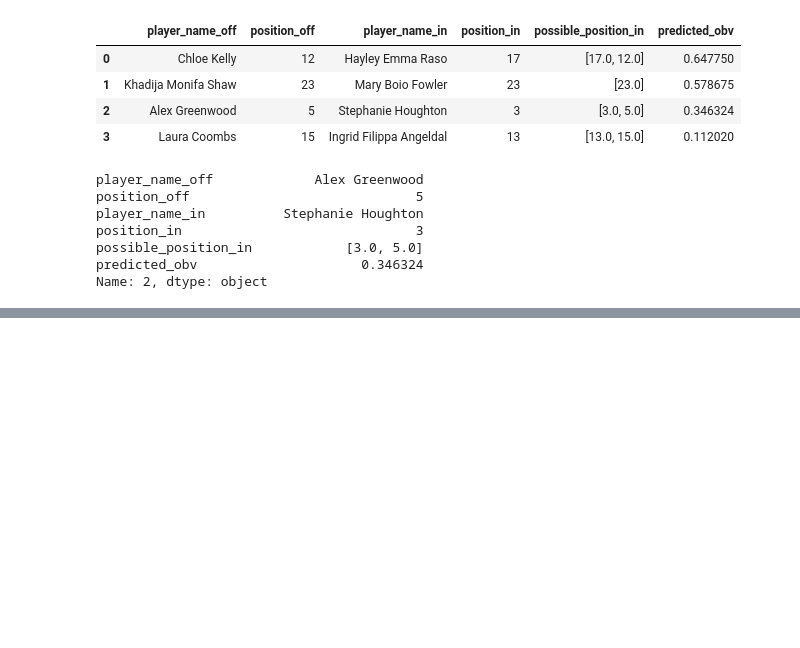
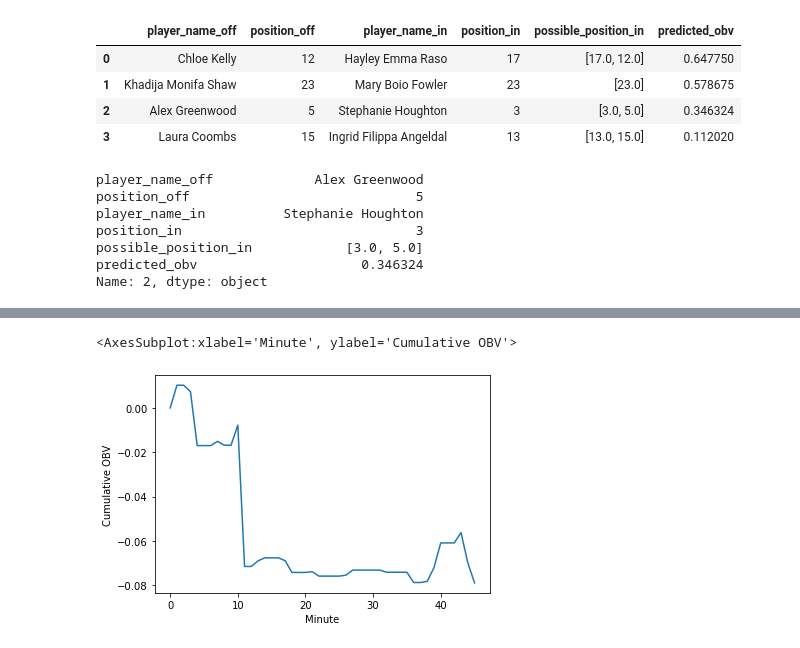
Before and after one commit to Juliette-De/Man-City-Hackathon, a Jupyter notebook: notebooks/Substitutions_exploration.ipynb, the cells around one changed output, grey strips where cells are left out. Saved outputs shown, nothing was run; the diff lists cells and outputs as text; code cells hidden in the pictures; blank space fills up the shorter version.

```diff
--- a/Substitutions.ipynb
+++ b/notebooks/Substitutions_exploration.ipynb
@@ -875,0 +973,11 @@ NameError: name 'timedelta' is not defined
+# %%
+import matplotlib.pyplot as plt
+fig, ax = plt.subplots()
+events[(events['match_id'] == 3856030) &
+       (events['minute']<45) &
+       (events['player.id']==15570)].groupby('minute')['obv_total_net'].fillna(0).cumsum().set_axis(
+    np.arange(46)).plot(xlabel = 'Minute', ylabel = 'Cumulative OBV',
+                       ax=ax)
+# %% [output]
+<AxesSubplot:xlabel='Minute', ylabel='Cumulative OBV'>
+[figure, added]
```
Also changed, not shown: parts of 44 cells of this notebook, 7 other files.
